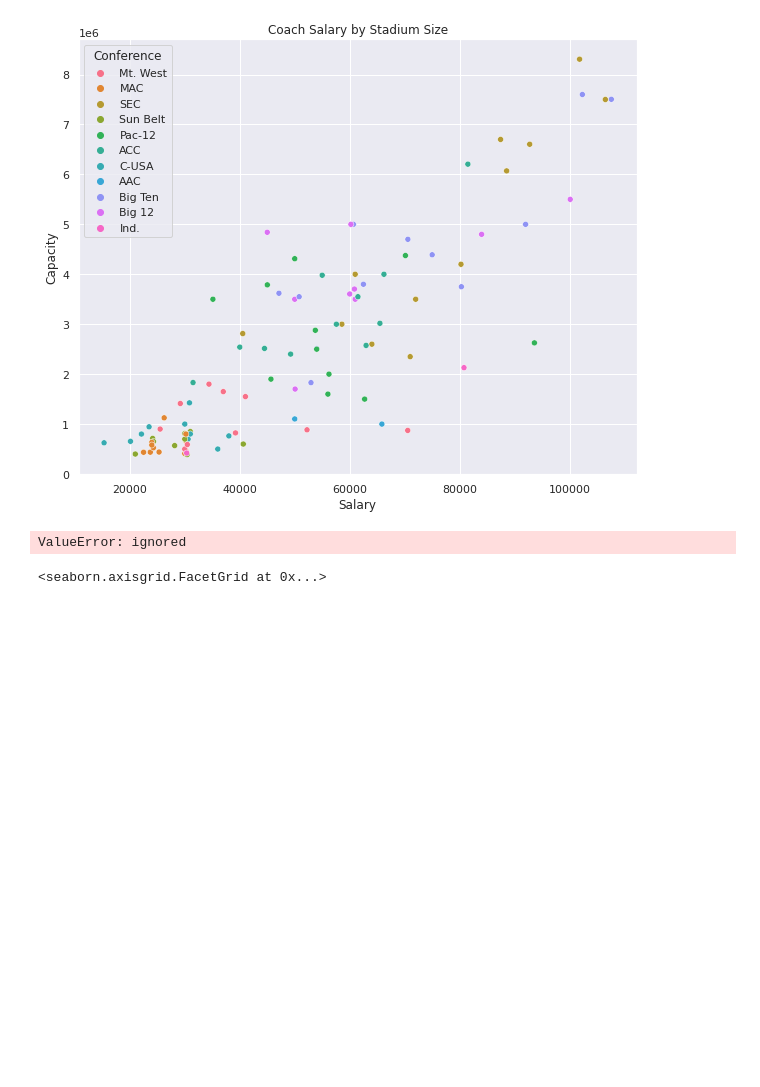
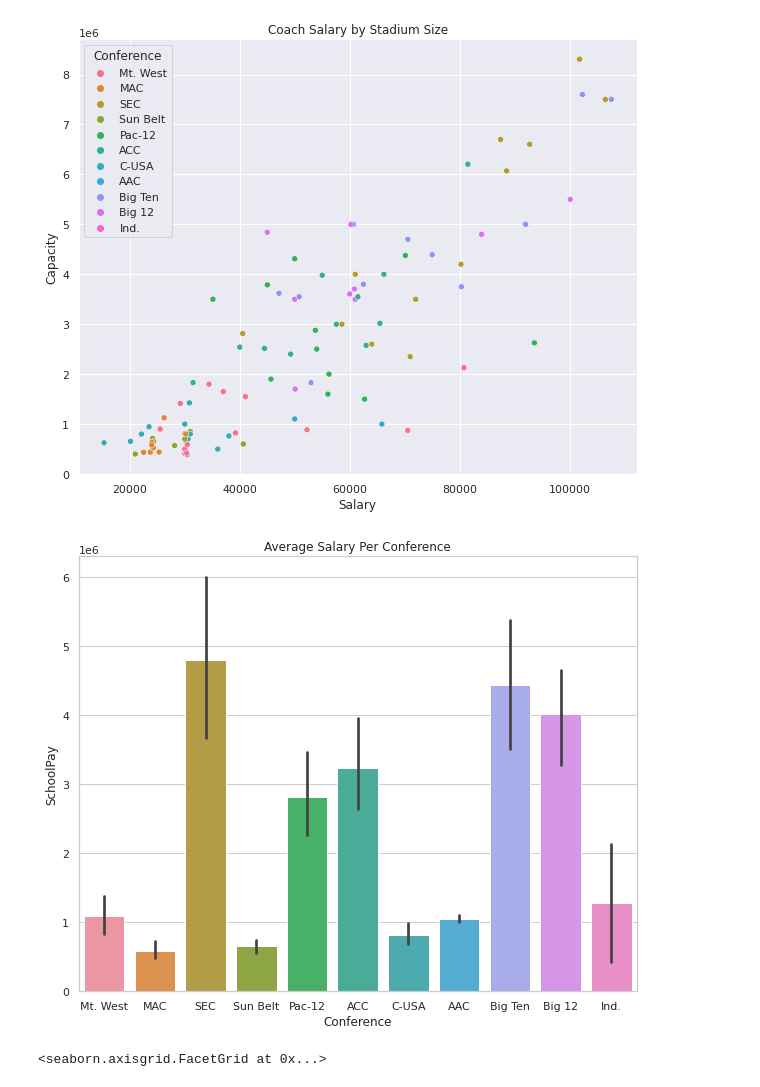
Before and after one commit to msartalis/IST-718-Labs, a Jupyter notebook: Lab_Exercise_1_Matt_Sartalis.ipynb, the cells around one changed output. Drawn from its saved outputs; the diff is of its cells as text; code cells hidden in the pictures; blank space fills up the shorter version.

```diff
--- a/Lab_Exercise_1_Matt_Sartalis.ipynb
+++ b/Lab_Exercise_1_Matt_Sartalis.ipynb
@@ -423,15 +410,15 @@ plt.ylabel('Capacity')
 Text(0, 0.5, 'Capacity')
 [figure]
 # %%
-#Median Salary per Conference
+#Average Salary per Conference
 
-from numpy import median
+from numpy import mean
 sns.set_theme(style="whitegrid")
-ax = sns.barplot(x="Pct>.5", y="SchoolPay", data=CoachData, estimator=median)
-plt.title('Median Salary Per Conference')
+ax = sns.barplot(x="Conference", y="SchoolPay", data=CoachData, estimator=mean)
+plt.title('Average Salary Per Conference')
 sns.set(rc = {'figure.figsize':(10,8)})
 # %% [output]
-ValueError: ignored
+[figure, added]
 # %%
 sns.lmplot(x="Rank", y="SchoolPay", data=CoachData)
 # %% [output]
```
Also changed, not shown: parts of 17 cells of this notebook.
